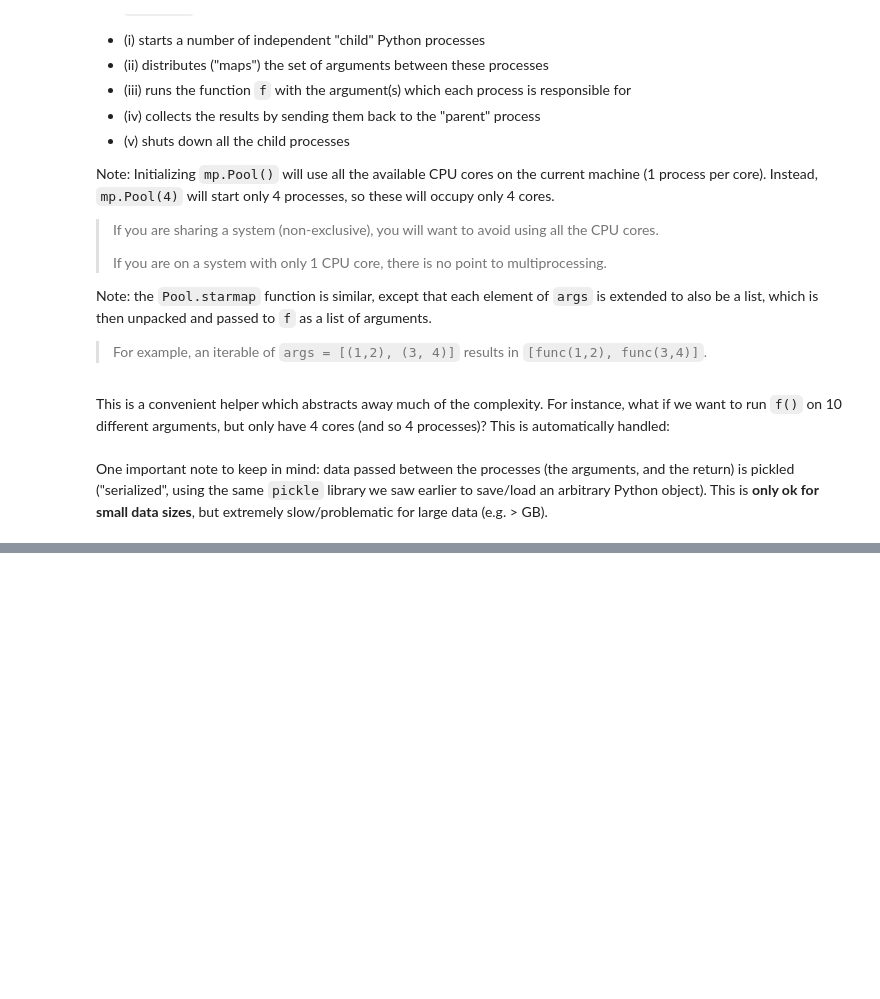
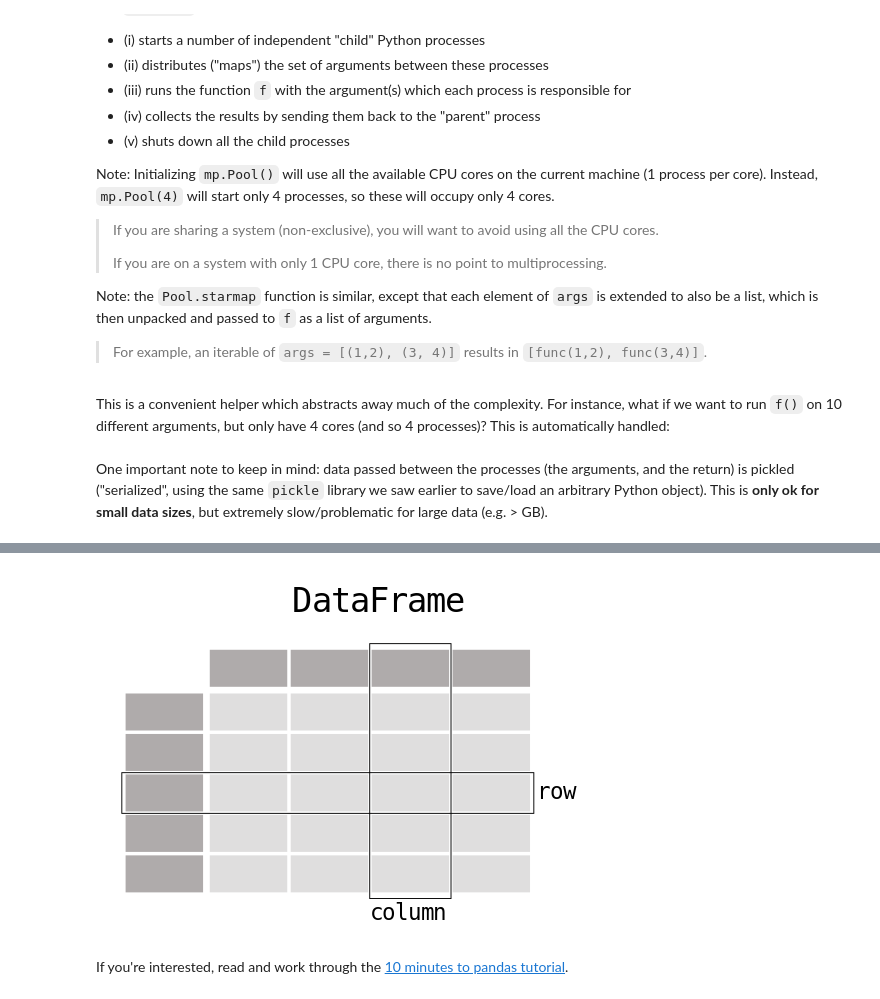
Before and after one commit to nelson-group/pycourse, a Jupyter notebook: day_5.ipynb, the cells around one changed output, grey strips where cells are left out. Saved outputs shown, nothing was run; the diff lists cells and outputs as text; code cells hidden in the pictures; blank space fills up the shorter version.

```diff
--- a/day_5.ipynb
+++ b/day_5.ipynb
@@ -105,0 +644,7 @@ print(f'Took {time.time() - start_time:.2f} seconds.')
+# %%
+from IPython import display
+display.Image("images/day5_pandas.png")
+# %% [output]
+[figure, added]
+# %% [markdown]
+If you're interested, read and work through the [10 minutes to pandas tutorial](https://pandas.pydata.org/pandas-docs/stable/user_guide/10min.html).
```
Also changed, not shown: parts of 99 cells of this notebook, 3 other files.
